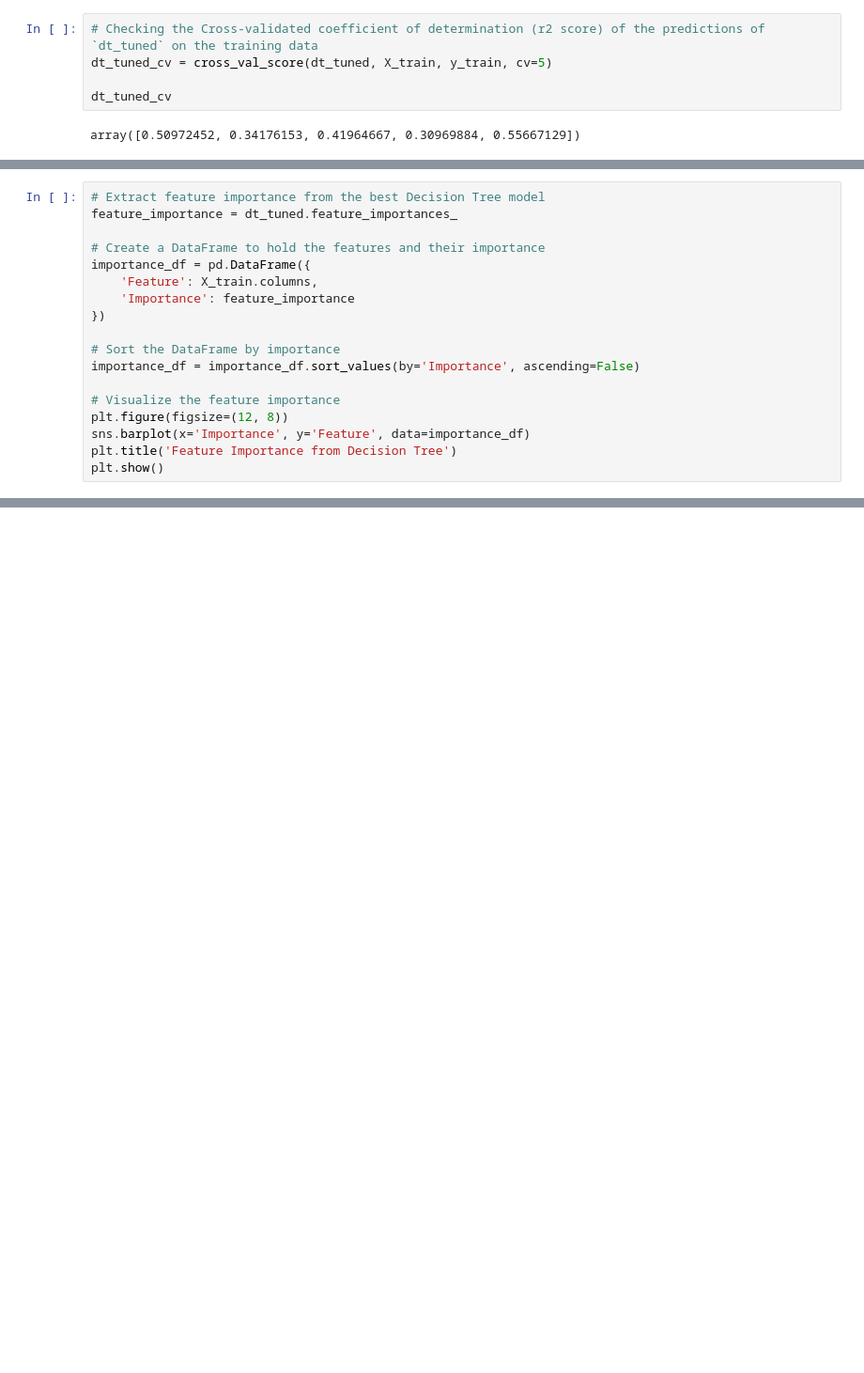
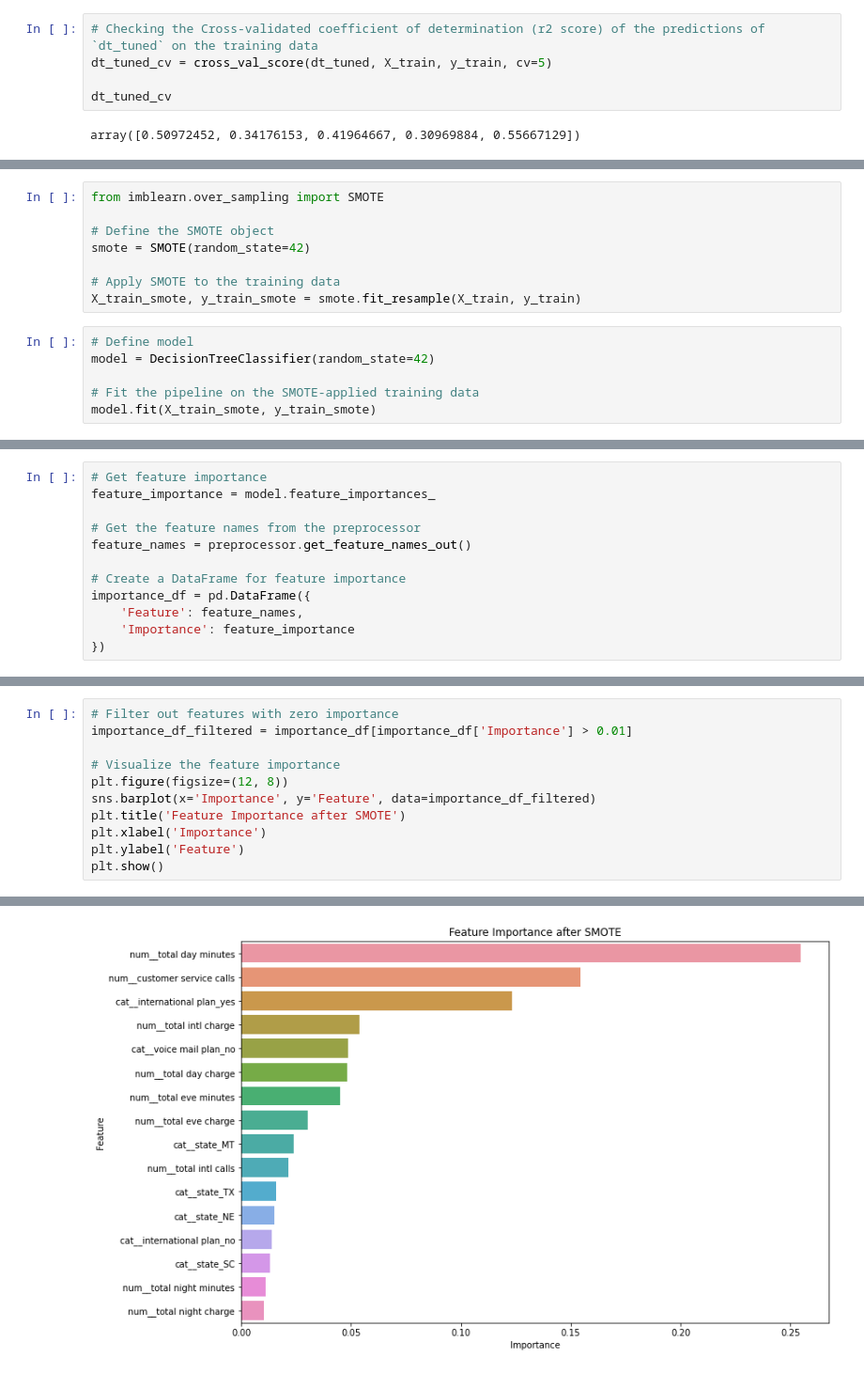
Before and after one commit to Roticha/PREDICTING-CUSTOMER-CHURN-FOR-SYRIATEL, a Jupyter notebook: index.ipynb, the cells around one changed output, grey strips where cells are left out. Shown at 94% size. Cells and saved outputs as stored; diff of their text form; blank space fills up the shorter version.

Commit message:
Visualizations

```diff
--- a/index.ipynb
+++ b/index.ipynb
@@ -311,0 +320,14 @@ array([0.50972452, 0.34176153, 0.41964667, 0.30969884, 0.55667129])
+# %%
+from imblearn.over_sampling import SMOTE
+
+# Define the SMOTE object
+smote = SMOTE(random_state=42)
+
+# Apply SMOTE to the training data
+X_train_smote, y_train_smote = smote.fit_resample(X_train, y_train)
+# %%
+# Define model
+model = DecisionTreeClassifier(random_state=42)
+
+# Fit the pipeline on the SMOTE-applied training data
+model.fit(X_train_smote, y_train_smote)
@@ -311,0 +366,12 @@ array([0.50972452, 0.34176153, 0.41964667, 0.30969884, 0.55667129])
+# %%
+# Get feature importance
+feature_importance = model.feature_importances_
+
+# Get the feature names from the preprocessor
+feature_names = preprocessor.get_feature_names_out()
+
+# Create a DataFrame for feature importance
+importance_df = pd.DataFrame({
+    'Feature': feature_names,
+    'Importance': feature_importance
+})
@@ -312,19 +399,12 @@ array([0.50972452, 0.34176153, 0.41964667, 0.30969884, 0.55667129])
 # %%
-# Extract feature importance from the best Decision Tree model
-feature_importance = dt_tuned.feature_importances_
-
-# Create a DataFrame to hold the features and their importance
-importance_df = pd.DataFrame({
-    'Feature': X_train.columns,
-    'Importance': feature_importance
-})
-
-# Sort the DataFrame by importance
-importance_df = importance_df.sort_values(by='Importance', ascending=False)
+# Filter out features with zero importance
+importance_df_filtered = importance_df[importance_df['Importance'] > 0.01]
 
 # Visualize the feature importance
 plt.figure(figsize=(12, 8))
-sns.barplot(x='Importance', y='Feature', data=importance_df)
-plt.title('Feature Importance from Decision Tree')
+sns.barplot(x='Importance', y='Feature', data=importance_df_filtered)
+plt.title('Feature Importance after SMOTE')
+plt.xlabel('Importance')
+plt.ylabel('Feature')
 plt.show()
 # %% [output]
@@ -331,0 +411 @@ AttributeError: columns not found
+[figure, added]
```
Also changed, not shown: parts of 13 cells of this notebook.
